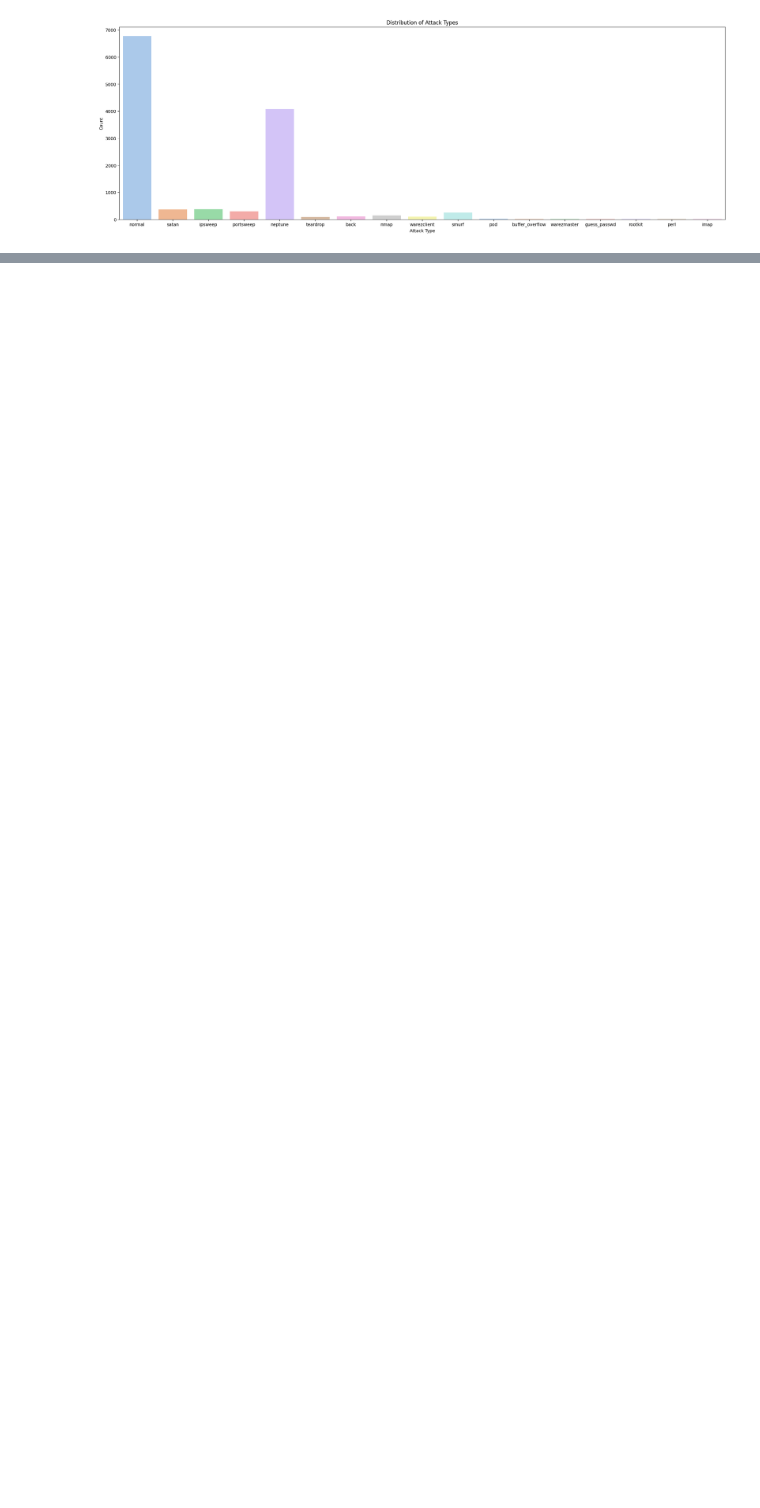
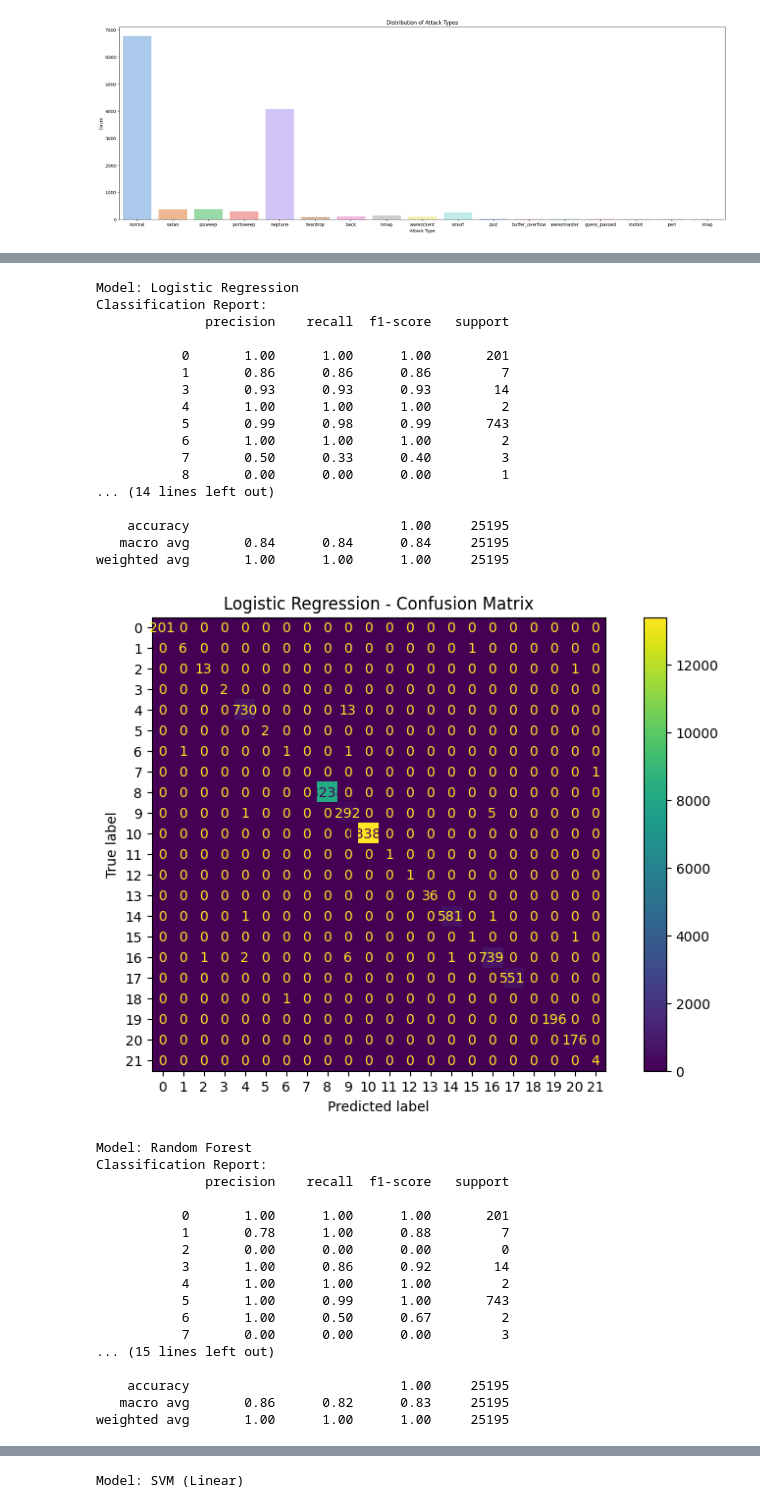
Before and after one commit to muhammetaydinn/nsl_kdd, a Jupyter notebook: NSL-KDD-DataSet-master/NSL-KDD-DataSet-master/attack-1_updated_modeling (1).ipynb, the cells around one changed output, grey strips where cells are left out. Saved outputs shown, nothing was run; the diff lists cells and outputs as text; code cells hidden in the pictures; blank space fills up the shorter version.

Commit message:
update label to attack

```diff
--- a/NSL-KDD-DataSet-master/NSL-KDD-DataSet-master/attack-1_updated_modeling (1).ipynb
+++ b/NSL-KDD-DataSet-master/NSL-KDD-DataSet-master/attack-1_updated_modeling (1).ipynb
@@ -1156,7 +1175,4 @@ df.describe()
 # %%
-
-# MODELLEME: Çoklu Model Karşılaştırması
-
 from sklearn.model_selection import train_test_split
 from sklearn.preprocessing import StandardScaler
 from sklearn.linear_model import LogisticRegression
@@ -1165,36 +1181,75 @@ from sklearn.svm import SVC
 from sklearn.metrics import classification_report, confusion_matrix, ConfusionMatrixDisplay
 import matplotlib.pyplot as plt
 
+# Hedef değişken - sütun listesinde "attack" var
+target_column = "attack"
+
 # Özellikleri ve hedef değişkeni ayır
-X = df.drop("Label", axis=1)  # 'Label' doğru sütun adınızla değiştirilmeli
-y = df["Label"]
+X = df.drop(target_column, axis=1)
+y = df[target_column]
 
 # Eğitim-test ayrımı
 X_train, X_test, y_train, y_test = train_test_split(X, y, test_size=0.2, random_state=42)
 
 # Veriyi ölçeklendirme
 scaler = StandardScaler()
 X_train_scaled = scaler.fit_transform(X_train)
 X_test_scaled = scaler.transform(X_test)
 
 # Modeller
 models = {
     "Logistic Regression": LogisticRegression(max_iter=1000),
     "Random Forest": RandomForestClassifier(n_estimators=100),
     "SVM (Linear)": SVC(kernel='linear', probability=True)
 }
 
 # Eğitim, tahmin ve değerlendirme
 for name, model in models.items():
     print(f"\nModel: {name}")
     model.fit(X_train_scaled, y_train)
     y_pred = model.predict(X_test_scaled)
 
     print("Classification Report:")
     print(classification_report(y_test, y_pred))
 
     cm = confusion_matrix(y_test, y_pred)
     disp = ConfusionMatrixDisplay(confusion_matrix=cm)
     disp.plot()
     plt.title(f"{name} - Confusion Matrix")
     plt.show()
+# %% [output]
+Model: Logistic Regression
+Classification Report:
+              precision    recall  f1-score   support
+
+           0       1.00      1.00      1.00       201
+           1       0.86      0.86      0.86         7
+           3       0.93      0.93      0.93        14
+           4       1.00      1.00      1.00         2
+           5       0.99      0.98      0.99       743
+           6       1.00      1.00      1.00         2
+           7       0.50      0.33      0.40         3
+           8       0.00      0.00      0.00         1
+... (14 lines left out)
+
+    accuracy                           1.00     25195
+   macro avg       0.84      0.84      0.84     25195
+weighted avg       1.00      1.00      1.00     25195
+[figure, added]
+Model: Random Forest
+Classification Report:
+              precision    recall  f1-score   support
+
+           0       1.00      1.00      1.00       201
+           1       0.78      1.00      0.88         7
+           2       0.00      0.00      0.00         0
+           3       1.00      0.86      0.92        14
+           4       1.00      1.00      1.00         2
+           5       1.00      0.99      1.00       743
+           6       1.00      0.50      0.67         2
+           7       0.00      0.00      0.00         3
+... (15 lines left out)
+
+    accuracy                           1.00     25195
+   macro avg       0.86      0.82      0.83     25195
+weighted avg       1.00      1.00      1.00     25195
@@ -1200,0 +1257 @@ for name, model in models.items():
+Model: SVM (Linear)
```
Also changed, not shown: parts of 14 cells of this notebook.
